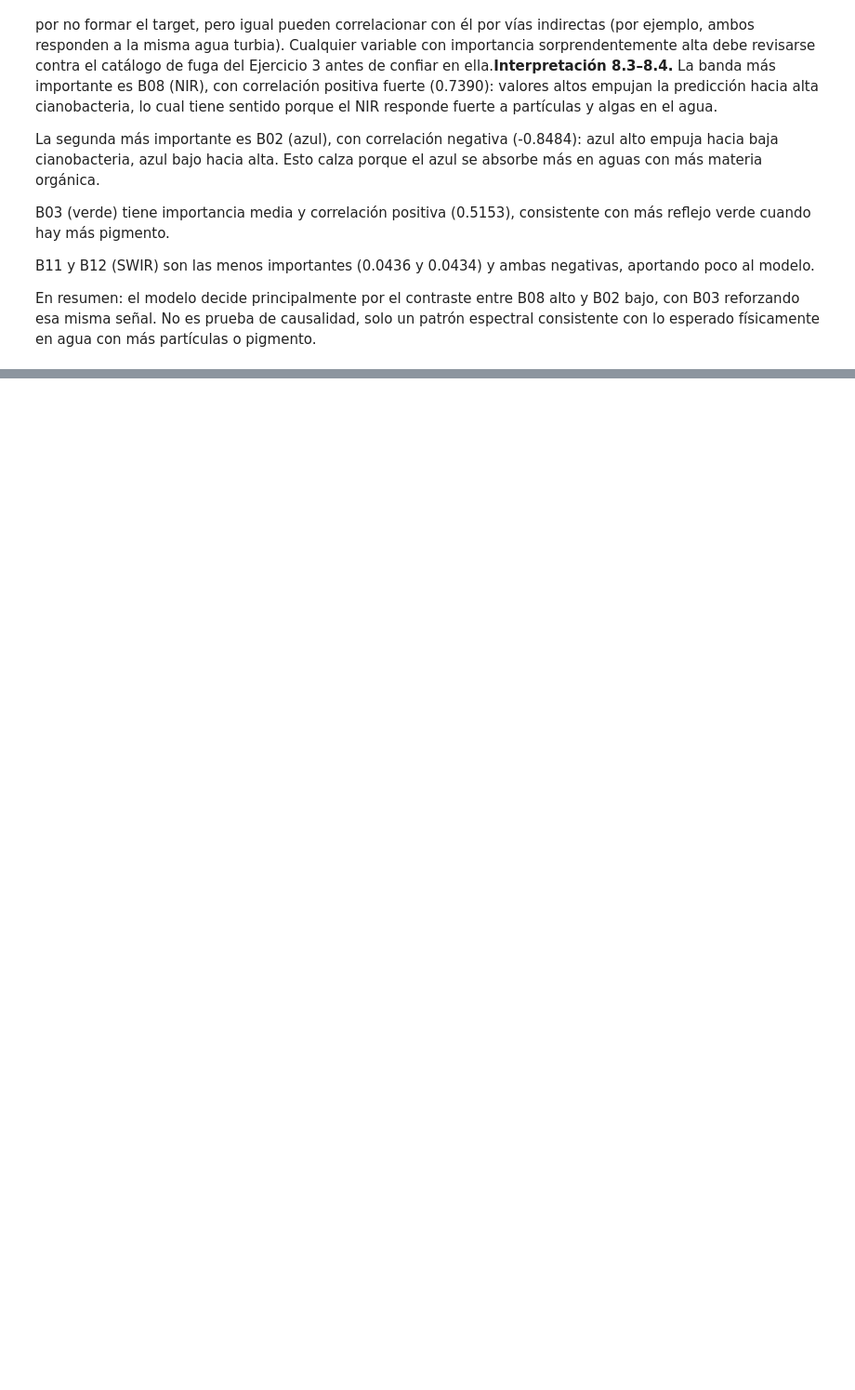
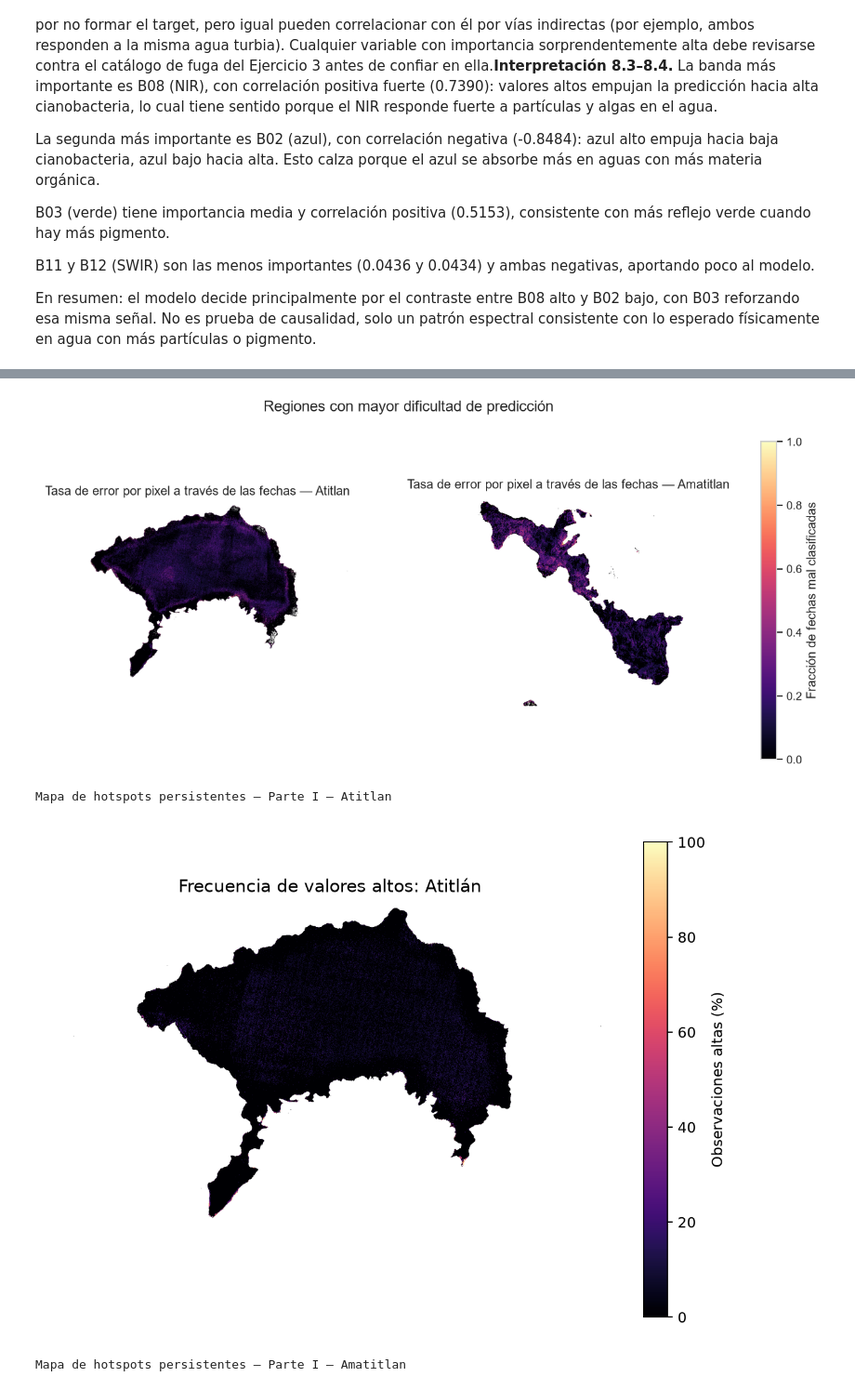
Before and after one commit to AleWWH1104/Lab4-ds, a Jupyter notebook: Lab4.ipynb, the cells around one changed output, grey strips where cells are left out. Shown at 93% size. Saved outputs shown, nothing was run; the diff lists cells and outputs as text; code cells hidden in the pictures; blank space fills up the shorter version.

```diff
--- a/Lab4.ipynb
+++ b/Lab4.ipynb
@@ -724,0 +777,21 @@ En resumen: el modelo decide principalmente por el contraste entre B08 alto y B0
+# %%
+fig, axes = plt.subplots(1, 2, figsize=(13, 5.5))
+image = None
+for axis, lake in zip(axes, ("atitlan", "amatitlan"), strict=True):
+    image = axis.imshow(lake_predictions[lake]["error_rate"], cmap="magma", vmin=0, vmax=1)
+    axis.set_title(f"Tasa de error por pixel a través de las fechas — {lake.title()}")
+    axis.axis("off")
+fig.colorbar(image, ax=axes, fraction=0.05, label="Fracción de fechas mal clasificadas")
+plt.suptitle("Regiones con mayor dificultad de predicción")
+display_figure(fig)
+
+for lake in ("atitlan", "amatitlan"):
+    hotspot_path = Path(f"outputs/figures/hotspots_{lake}.png")
+    if hotspot_path.exists():
+        print(f"Mapa de hotspots persistentes — Parte I — {lake.title()}")
+        display(Image(filename=str(hotspot_path)))
+# %% [output]
+[figure, added]
+Mapa de hotspots persistentes — Parte I — Atitlan
+[figure, added]
+Mapa de hotspots persistentes — Parte I — Amatitlan
```
Also changed, not shown: parts of 6 cells of this notebook, 1 other file.
